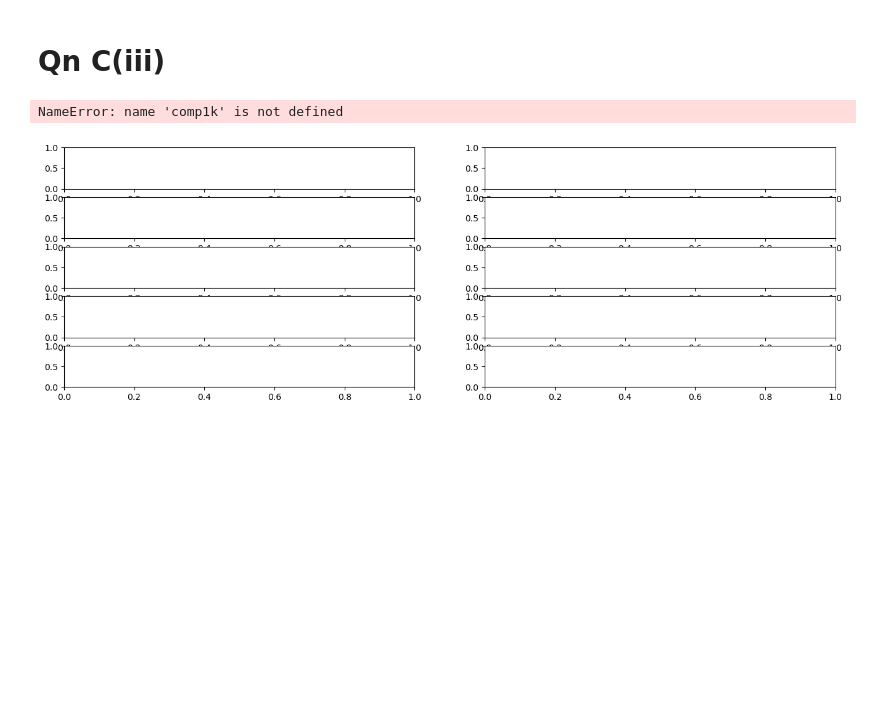
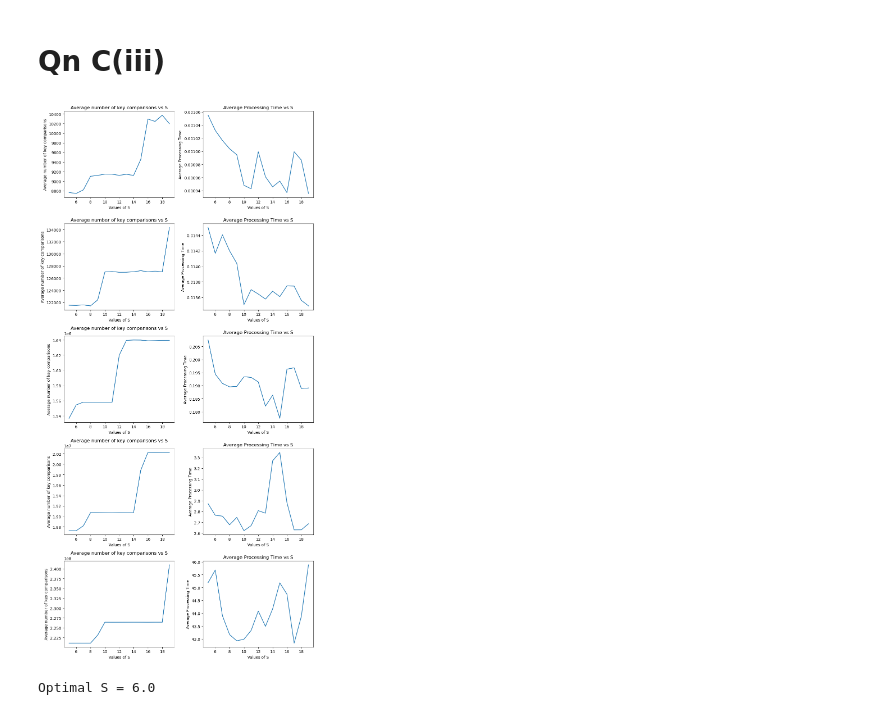
Before and after one commit to jdengoh/SC2001, a Jupyter notebook: Integration of Mergesort and Insertion Sort/src/Empirical vs Theoretical Analysis.ipynb, the cells around one changed output. Cells and saved outputs as stored; diff of their text form; code cells hidden in the pictures; blank space fills up the shorter version.

Commit message:
rerun and added part iii optimal S

```diff
--- a/Integration of Mergesort and Insertion Sort/src/Empirical vs Theoretical Analysis.ipynb
+++ b/Integration of Mergesort and Insertion Sort/src/Empirical vs Theoretical Analysis.ipynb
@@ -124,17 +124,68 @@ time_1mil = data_1mil['Avg Processing Time']
 comp_10mil = data_10mil['Avg Key Comp']
 time_10mil = data_10mil['Avg Processing Time']
 # %%
-fig, axes = plt.subplots(5, 2, figsize=(16, 5))
+fig, axes = plt.subplots(5, 2, figsize=(10, 20))
 
-axes[0,1].plot(x, comp1k)
-axes[0,1].set_title('Average number of key comparisons vs S value')
+axes[0,0].plot(x, comp_1k)
+axes[0,0].set_title('Average number of key comparisons vs S')
+axes[0,0].set_xlabel('Values of S')
+axes[0,0].set_ylabel('Average number of key comparisons')
+
+axes[0,1].plot(x, time_1k)
+axes[0,1].set_title('Average Processing Time vs S')
 axes[0,1].set_xlabel('Values of S')
-axes[0,1].set_ylabel('Number of key comparisons')
+axes[0,1].set_ylabel('Average Processing Time')
 
-axes[1].plot(x, comp1k)
-axes[1].set_title('Average number of key comparisons vs n value')
-axes[1].set_xlabel('Values of S')
-axes[1].set_ylabel('Average Processing Time')
+axes[1,0].plot(x, comp_10k)
+axes[1,0].set_title('Average number of key comparisons vs S')
+axes[1,0].set_xlabel('Values of S')
+axes[1,0].set_ylabel('Average number of key comparisons')
+
+axes[1,1].plot(x, time_10k)
+axes[1,1].set_title('Average Processing Time vs S')
+axes[1,1].set_xlabel('Values of S')
+axes[1,1].set_ylabel('Average Processing Time')
+
+axes[2,0].plot(x, comp_100k)
+axes[2,0].set_title('Average number of key comparisons vs S')
+axes[2,0].set_xlabel('Values of S')
+axes[2,0].set_ylabel('Average number of key comparisons')
+
+axes[2,1].plot(x, time_100k)
+axes[2,1].set_title('Average Processing Time vs S')
+axes[2,1].set_xlabel('Values of S')
+axes[2,1].set_ylabel('Average Processing Time')
+
+axes[3,0].plot(x, comp_1mil)
+axes[3,0].set_title('Average number of key comparisons vs S')
+axes[3,0].set_xlabel('Values of S')
+axes[3,0].set_ylabel('Average number of key comparisons')
+
+axes[3,1].plot(x, time_1mil)
+axes[3,1].set_title('Average Processing Time vs S')
+axes[3,1].set_xlabel('Values of S')
+axes[3,1].set_ylabel('Average Processing Time')
+
+axes[4,0].plot(x, comp_10mil)
+axes[4,0].set_title('Average number of key comparisons vs S')
+axes[4,0].set_xlabel('Values of S')
+axes[4,0].set_ylabel('Average number of key comparisons')
+
+axes[4,1].plot(x, time_10mil)
+axes[4,1].set_title('Average Processing Time vs S')
+axes[4,1].set_xlabel('Values of S')
+axes[4,1].set_ylabel('Average Processing Time')
+
+plt.tight_layout()
 # %% [output]
-NameError: name 'comp1k' is not defined
-[figure, old version]
+[figure, new version]
+# %%
+s1 = (data_1k.loc[data_1k['Avg Key Comp'].idxmin()])['S']
+s2 = (data_10k.loc[data_10k['Avg Key Comp'].idxmin()])['S']
+s3 = (data_100k.loc[data_100k['Avg Key Comp'].idxmin()])['S']
+s4 = (data_1mil.loc[data_1mil['Avg Key Comp'].idxmin()])['S']
+s5 = (data_10mil.loc[data_10mil['Avg Key Comp'].idxmin()])['S']
+
+print("Optimal S = " + str((s1+s2+s3+s4+s5)/5))
+# %% [output]
+Optimal S = 6.0
```
Also changed, not shown: 5 other files.
